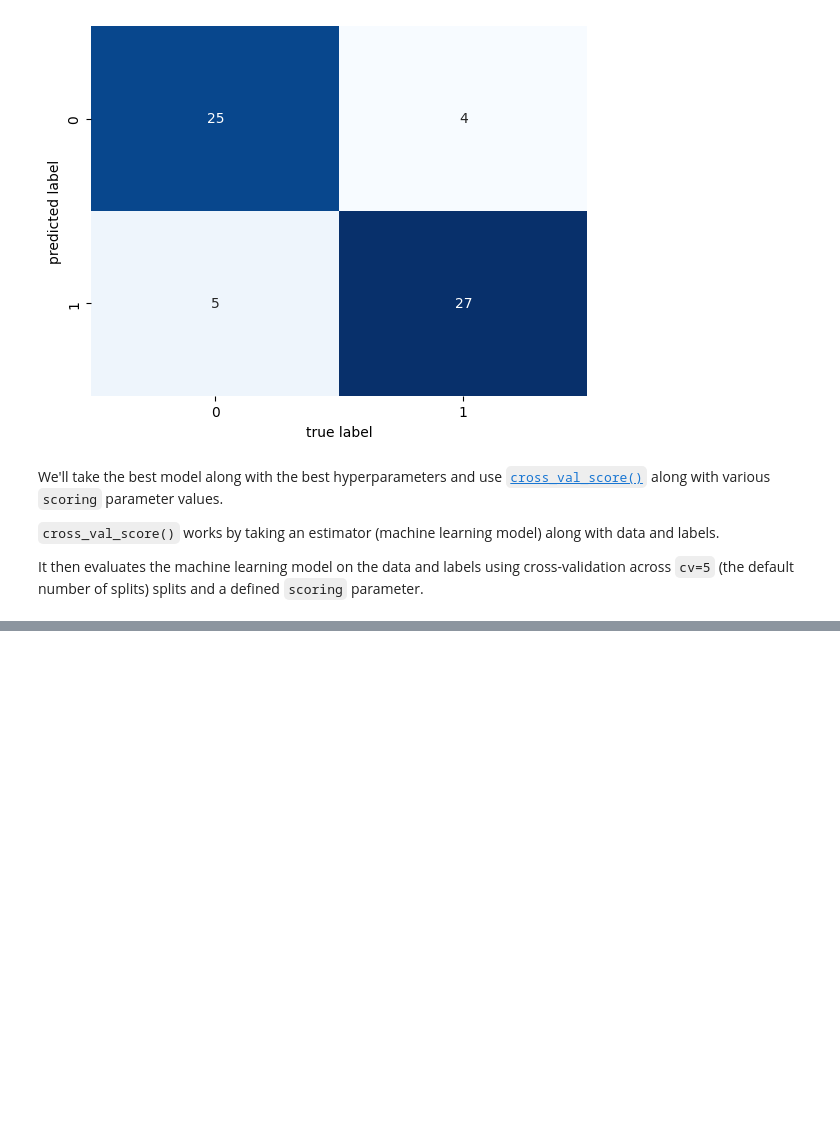
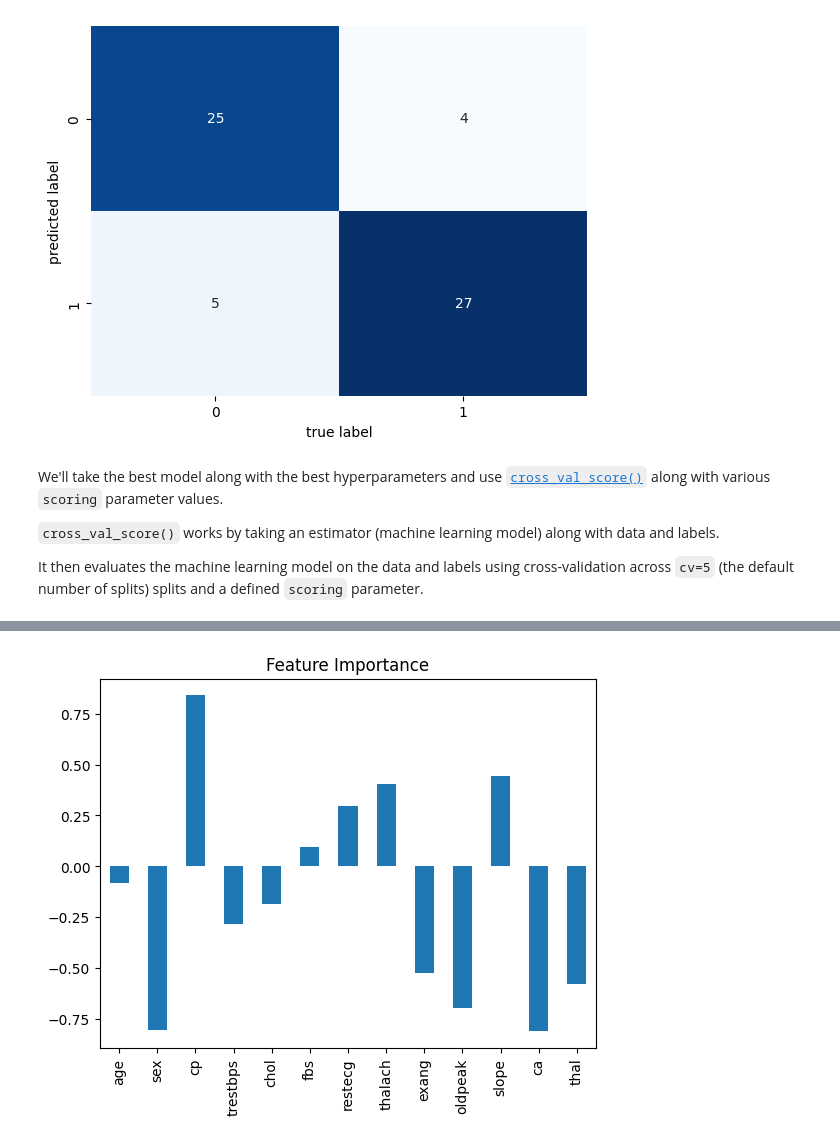
Before and after one commit to MohHasan1/HeartDiseaseClassifier, a Jupyter notebook: HeartDiseaseClassifier.ipynb, the cells around one changed output, grey strips where cells are left out. Saved outputs shown, nothing was run; the diff lists cells and outputs as text; code cells hidden in the pictures; blank space fills up the shorter version.

```diff
--- a/HeartDiseaseClassifier.ipynb
+++ b/HeartDiseaseClassifier.ipynb
@@ -360,6 +360,7 @@ X_train_scaled = scaler.fit_transform(X_train)
 X_val_scaled = scaler.transform(X_val)
 X_test_scaled = scaler.transform(X_test)
 
+X_scaled=scaler.fit_transform(X)
 X_train_val_scaled = scaler.fit_transform(X_train_val)
 # %% [markdown]
 We're going to try 3 different machine learning models:
@@ -801,0 +866,4 @@ array([0.81967213, 0.85245902, 0.85245902, 0.85      , 0.71666667])
+# %%
+# Match features to columns
+features_dict = dict(zip(df.columns, list(final_model.coef_[0])))
+features_dict
@@ -801,0 +884,6 @@ array([0.81967213, 0.85245902, 0.85245902, 0.85      , 0.71666667])
+# %%
+# Visualize feature importance
+features_df = pd.DataFrame(features_dict, index=[0])
+features_df.T.plot.bar(title="Feature Importance", legend=False);
+# %% [output]
+[figure, added]
```
Also changed, not shown: parts of 19 cells of this notebook.
